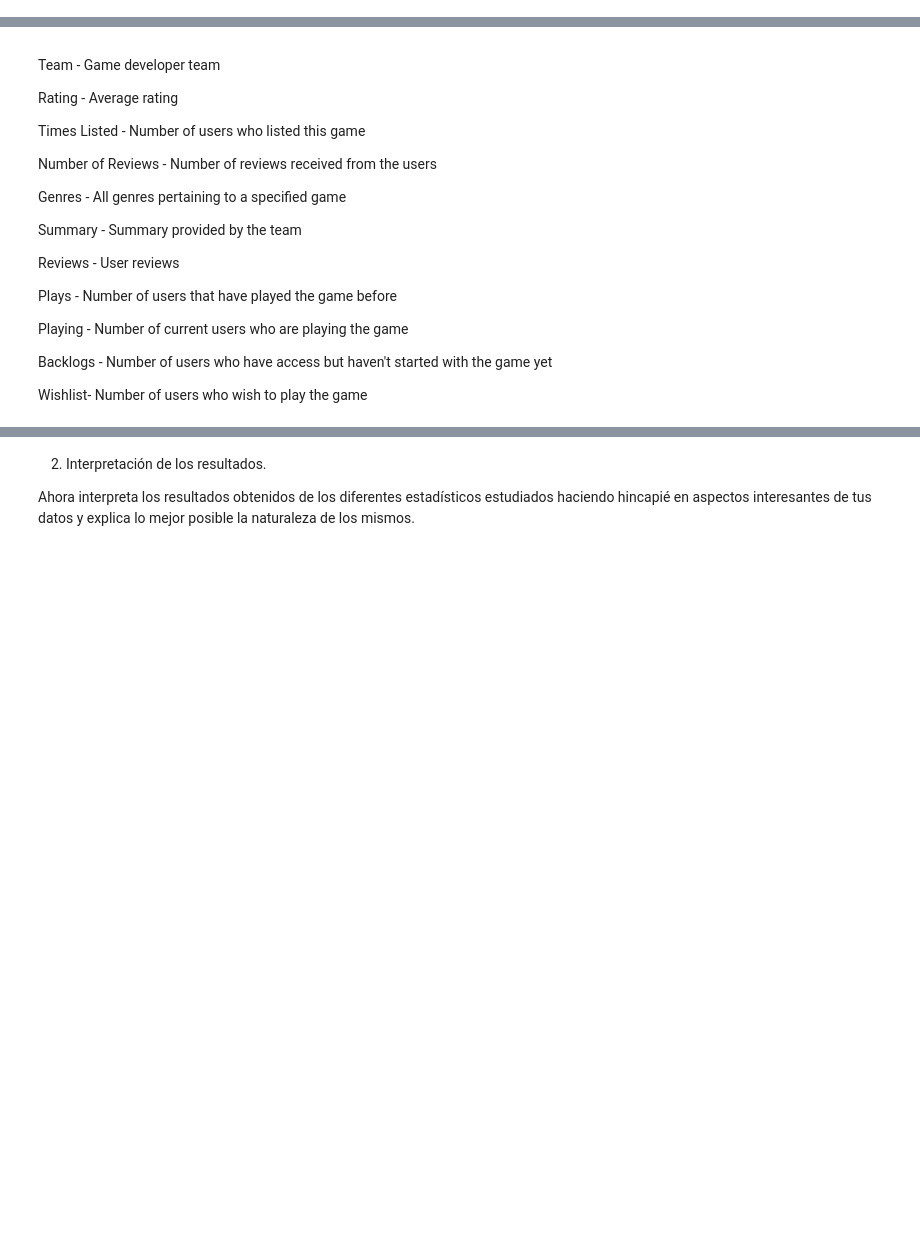
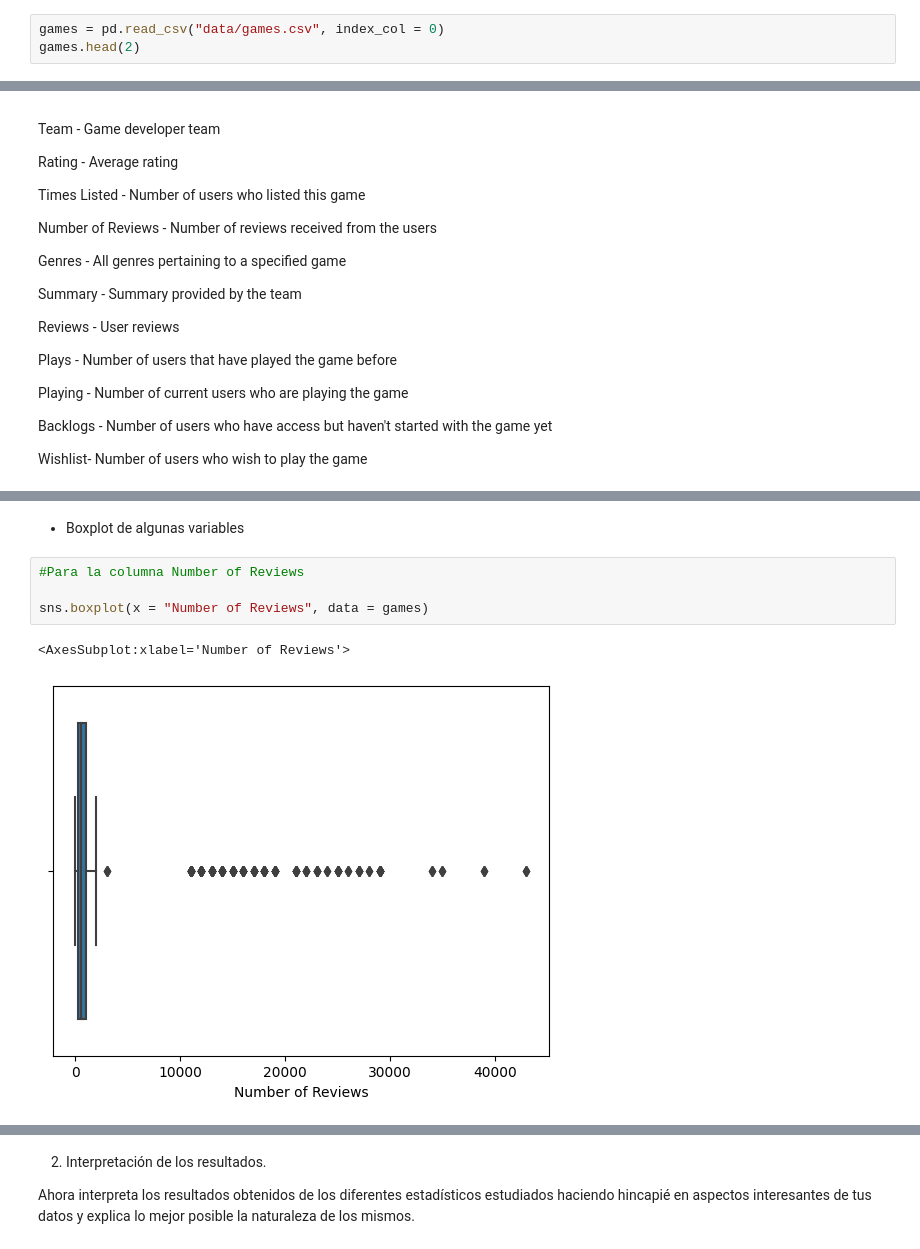
Before and after one commit to Adalab/promo-d-da-modulo2-sprint1-cristina-lidya, a Jupyter notebook: estadistica/estadistica-leccion2-cuartiles.ipynb, the cells around one changed output, grey strips where cells are left out. Cells and saved outputs as stored; diff of their text form; blank space fills up the shorter version.

```diff
--- a/estadistica/estadistica-leccion2-cuartiles.ipynb
+++ b/estadistica/estadistica-leccion2-cuartiles.ipynb
@@ -13,0 +15,3 @@ import numpy as np
+# %%
+games = pd.read_csv("data/games.csv", index_col = 0)
+games.head(2)
@@ -54,0 +129,9 @@ Utilizando métodos de pandas: media, mediana, moda, máximo y mínimo
+# %% [markdown]
+- Boxplot de algunas variables
+# %%
+#Para la columna Number of Reviews
+
+sns.boxplot(x = "Number of Reviews", data = games)
+# %% [output]
+<AxesSubplot:xlabel='Number of Reviews'>
+[figure, added]
```
Also changed, not shown: parts of 26 cells of this notebook, 1 other file.
